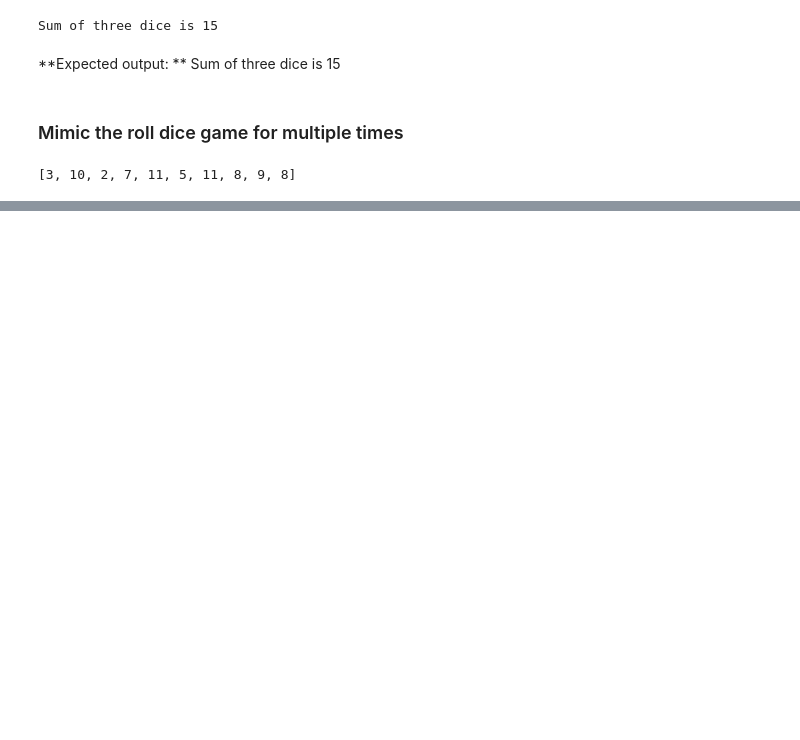
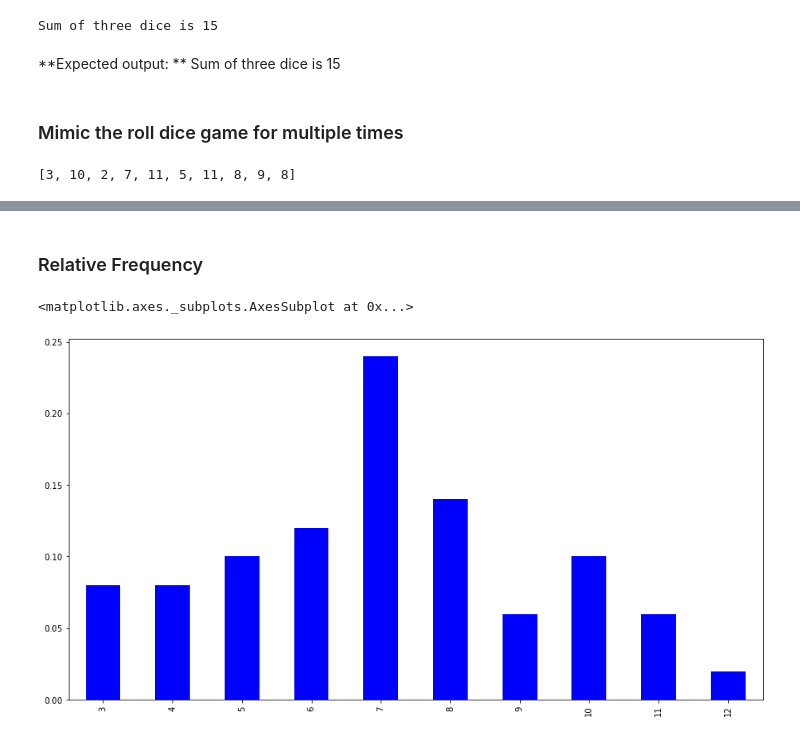
Before and after one commit to gmineo/Coursera-Financial_Analysis, a Jupyter notebook: Week 2 Coursera Stock.ipynb, the cells around one changed output, grey strips where cells are left out. Drawn from its saved outputs; the diff is of its cells as text; code cells hidden in the pictures; blank space fills up the shorter version.

```diff
--- a/Week 2 Coursera Stock.ipynb
+++ b/Week 2 Coursera Stock.ipynb
@@ -43,0 +82,9 @@ print(result[:10])
+# %% [markdown]
+### Relative Frequency
+# %%
+# Using relative frequency, we can rescale the frequency so that we can compare results from different number of trials
+relative_freq = sort_freq/trial
+relative_freq.plot(kind='bar', color='blue', figsize=(15, 8))
+# %% [output]
+<matplotlib.axes._subplots.AxesSubplot at 0x...>
+[figure, added]
```
Also changed, not shown: parts of 21 cells of this notebook.
